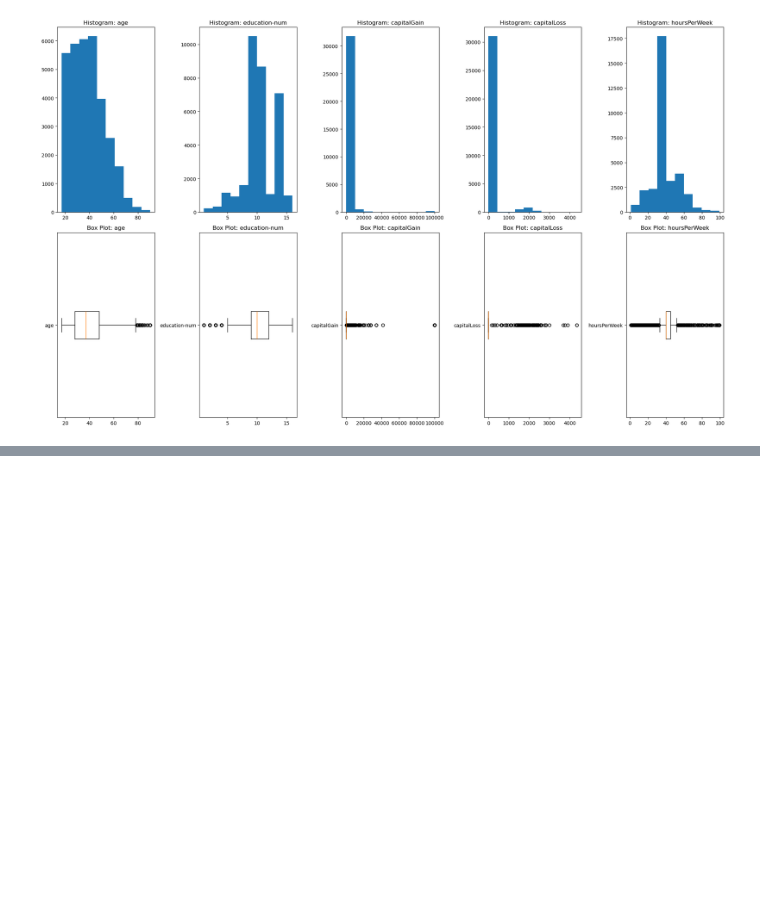
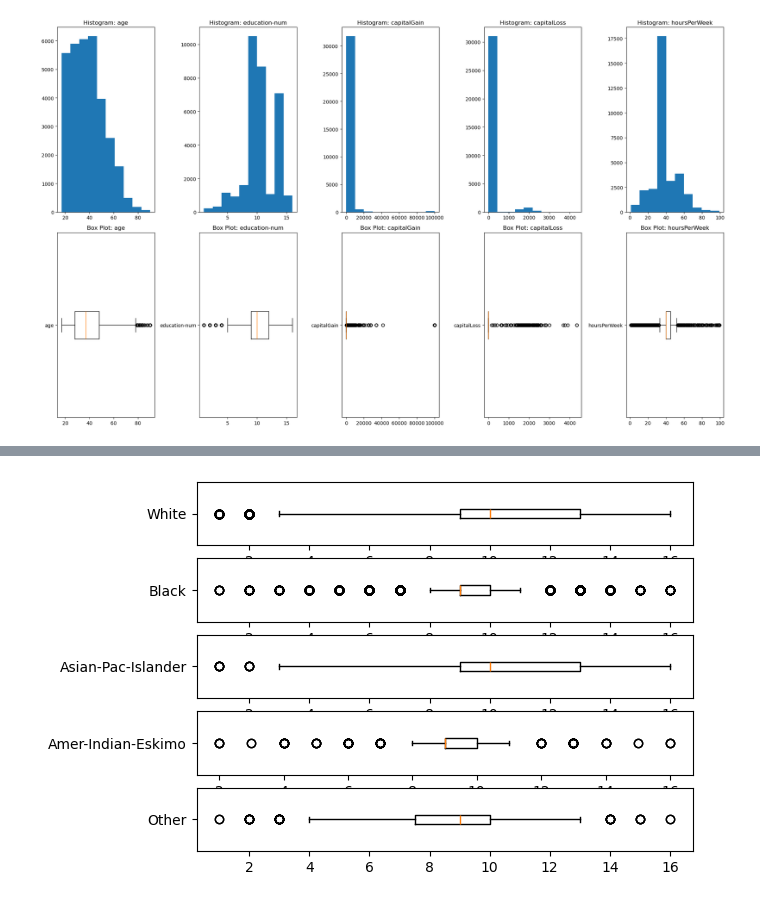
Before and after one commit to jhansi-siriprolu/MachineLearning, a Jupyter notebook: ML/DataPreprocessing/Visualization/adult.ipynb, the cells around one changed output, grey strips where cells are left out. Cells and saved outputs as stored; diff of their text form; code cells hidden in the pictures; blank space fills up the shorter version.

```diff
--- a/ML/DataPreprocessing/Visualization/adult.ipynb
+++ b/ML/DataPreprocessing/Visualization/adult.ipynb
@@ -114,0 +163,10 @@ plt.savefig("subplot.png",dpi = 600)
+# %%
+# c. Draw a comparative boxplot that compares the education-num for each race.
+for i,race in enumerate(race_list):
+    BM = adult_df["race"] == race
+    plt.subplot(5,1,i+1)
+    plt.boxplot(adult_df[BM]["education-num"], vert = False)
+    plt.yticks([1],[race])
+plt.show()
+# %% [output]
+[figure, added]
```
Also changed, not shown: parts of 9 cells of this notebook, 1 other file.
